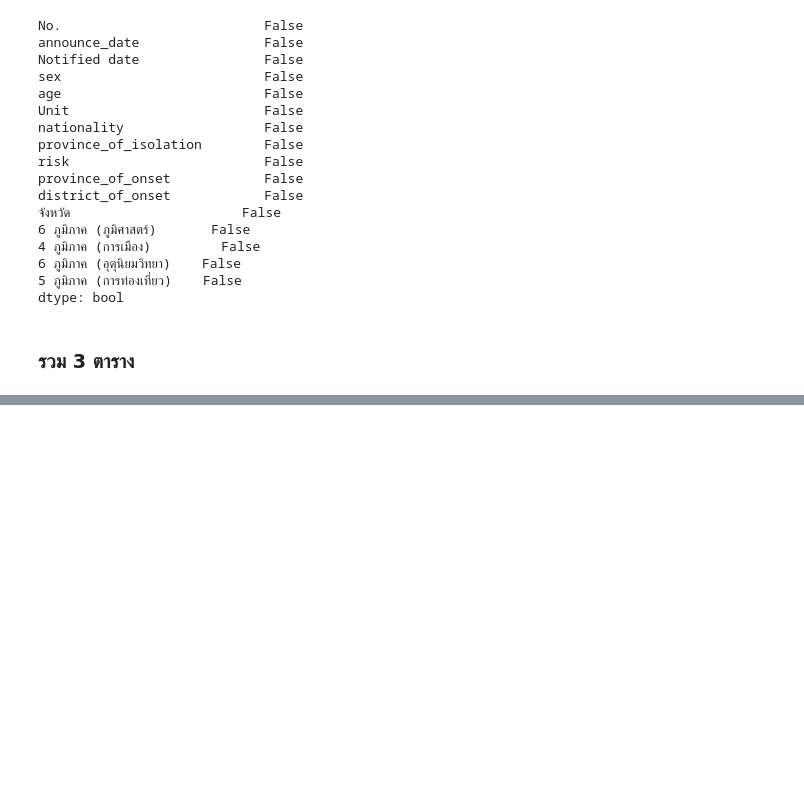
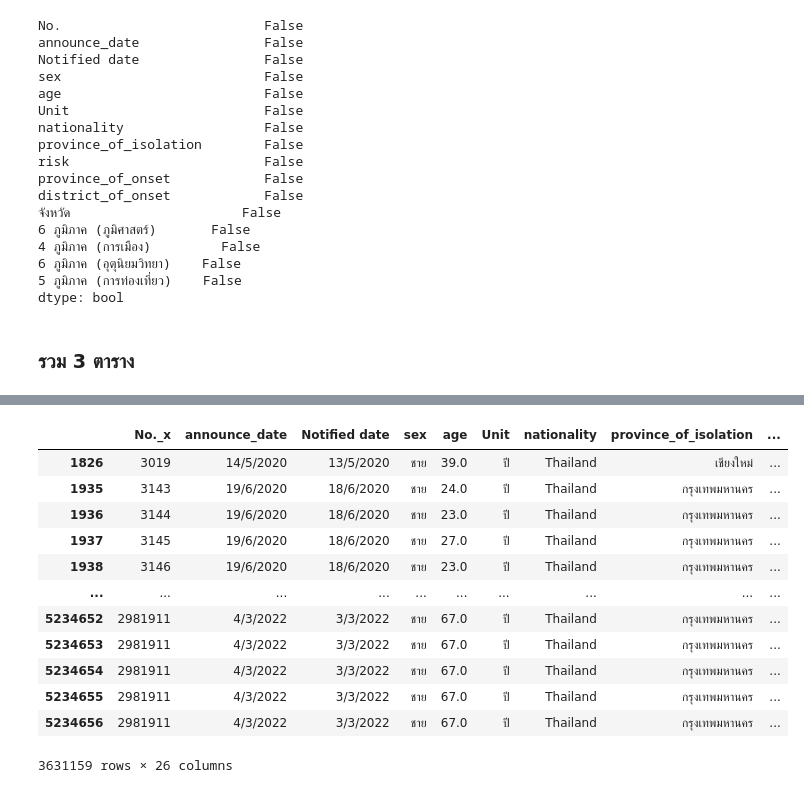
Before and after one commit to Umaporn19/data_viz_2022, a Jupyter notebook: Project_Dataviz.ipynb, the cells around one changed output, grey strips where cells are left out. Drawn from its saved outputs; the diff is of its cells as text; code cells hidden in the pictures; blank space fills up the shorter version.

```diff
--- a/Project_Dataviz.ipynb
+++ b/Project_Dataviz.ipynb
@@ -534,0 +546,17 @@ data_total2
+# %%
+data_total2_drop = data_total2.dropna()
+data_total2_drop
+# %% [output]
+|  | No._x | announce_date | Notified date | sex | age | Unit | nationality | province_of_isolation | ... |
+| 1826 | 3019 | 14/5/2020 | 13/5/2020 | ชาย | 39.0 | ปี | Thailand | เชียงใหม่ | ... |
+| 1935 | 3143 | 19/6/2020 | 18/6/2020 | ชาย | 24.0 | ปี | Thailand | กรุงเทพมหานคร | ... |
+| 1936 | 3144 | 19/6/2020 | 18/6/2020 | ชาย | 23.0 | ปี | Thailand | กรุงเทพมหานคร | ... |
+| 1937 | 3145 | 19/6/2020 | 18/6/2020 | ชาย | 27.0 | ปี | Thailand | กรุงเทพมหานคร | ... |
+| 1938 | 3146 | 19/6/2020 | 18/6/2020 | ชาย | 23.0 | ปี | Thailand | กรุงเทพมหานคร | ... |
+| ... | ... | ... | ... | ... | ... | ... | ... | ... | ... |
+| 5234652 | 2981911 | 4/3/2022 | 3/3/2022 | ชาย | 67.0 | ปี | Thailand | กรุงเทพมหานคร | ... |
+| 5234653 | 2981911 | 4/3/2022 | 3/3/2022 | ชาย | 67.0 | ปี | Thailand | กรุงเทพมหานคร | ... |
+| 5234654 | 2981911 | 4/3/2022 | 3/3/2022 | ชาย | 67.0 | ปี | Thailand | กรุงเทพมหานคร | ... |
+| 5234655 | 2981911 | 4/3/2022 | 3/3/2022 | ชาย | 67.0 | ปี | Thailand | กรุงเทพมหานคร | ... |
+| 5234656 | 2981911 | 4/3/2022 | 3/3/2022 | ชาย | 67.0 | ปี | Thailand | กรุงเทพมหานคร | ... |
+3631159 rows × 26 columns
```
Also changed, not shown: parts of 2 cells of this notebook.
